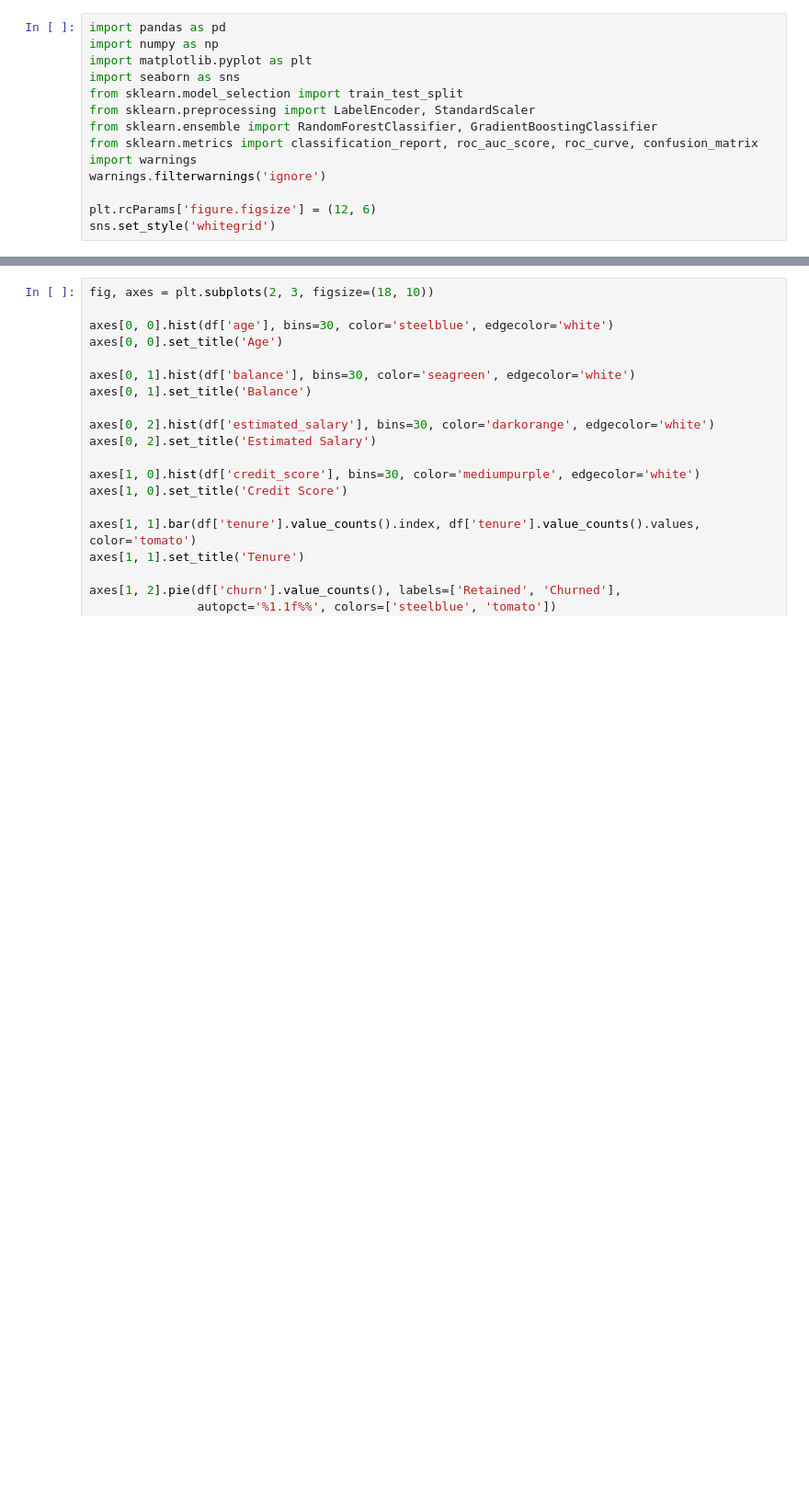
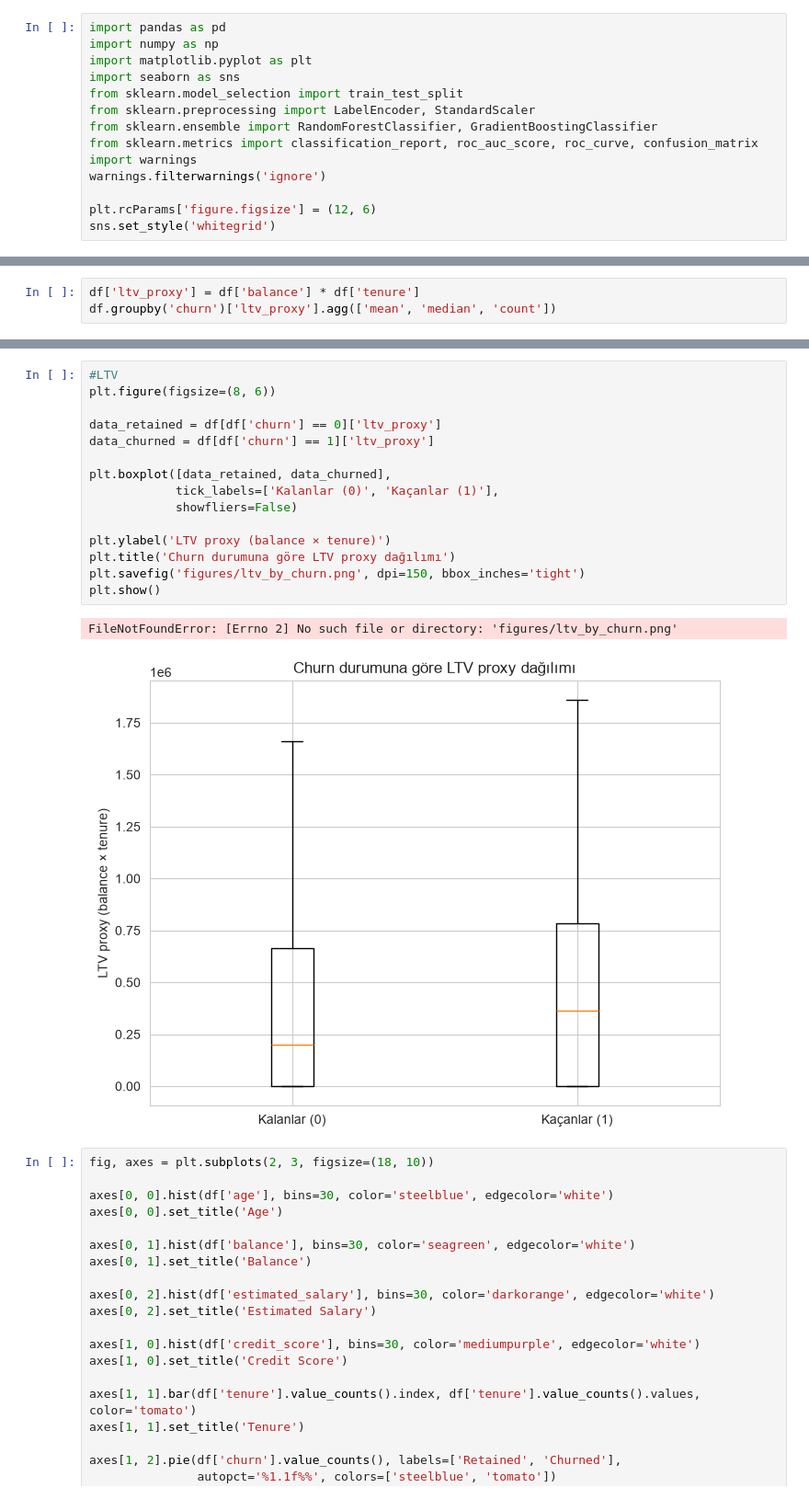
Before and after one commit to CEGGANASLATZOLATLAN/ltvChurnAnalysis, a Jupyter notebook: ltv.ipynb, the cells around one changed output, grey strips where cells are left out. Shown at 92% size. Drawn from its saved outputs; the diff is of its cells as text; blank space fills up the shorter version.

```diff
--- a/ltv.ipynb
+++ b/ltv.ipynb
@@ -27,0 +150,3 @@ df.describe()
+# %%
+df['ltv_proxy'] = df['balance'] * df['tenure']
+df.groupby('churn')['ltv_proxy'].agg(['mean', 'median', 'count'])
@@ -28,3 +160,21 @@ df.describe()
+# %%
+#LTV
+plt.figure(figsize=(8, 6))
+
+data_retained = df[df['churn'] == 0]['ltv_proxy']
+data_churned = df[df['churn'] == 1]['ltv_proxy']
+
+plt.boxplot([data_retained, data_churned],
+            tick_labels=['Kalanlar (0)', 'Kaçanlar (1)'],
+            showfliers=False)
+
+plt.ylabel('LTV proxy (balance × tenure)')
+plt.title('Churn durumuna göre LTV proxy dağılımı')
+plt.savefig('figures/ltv_by_churn.png', dpi=150, bbox_inches='tight')
+plt.show()
+# %% [output]
+FileNotFoundError: [Errno 2] No such file or directory: 'figures/ltv_by_churn.png'
+[figure, added]
 # %%
 fig, axes = plt.subplots(2, 3, figsize=(18, 10))
 
```
Also changed, not shown: parts of 26 cells of this notebook.
